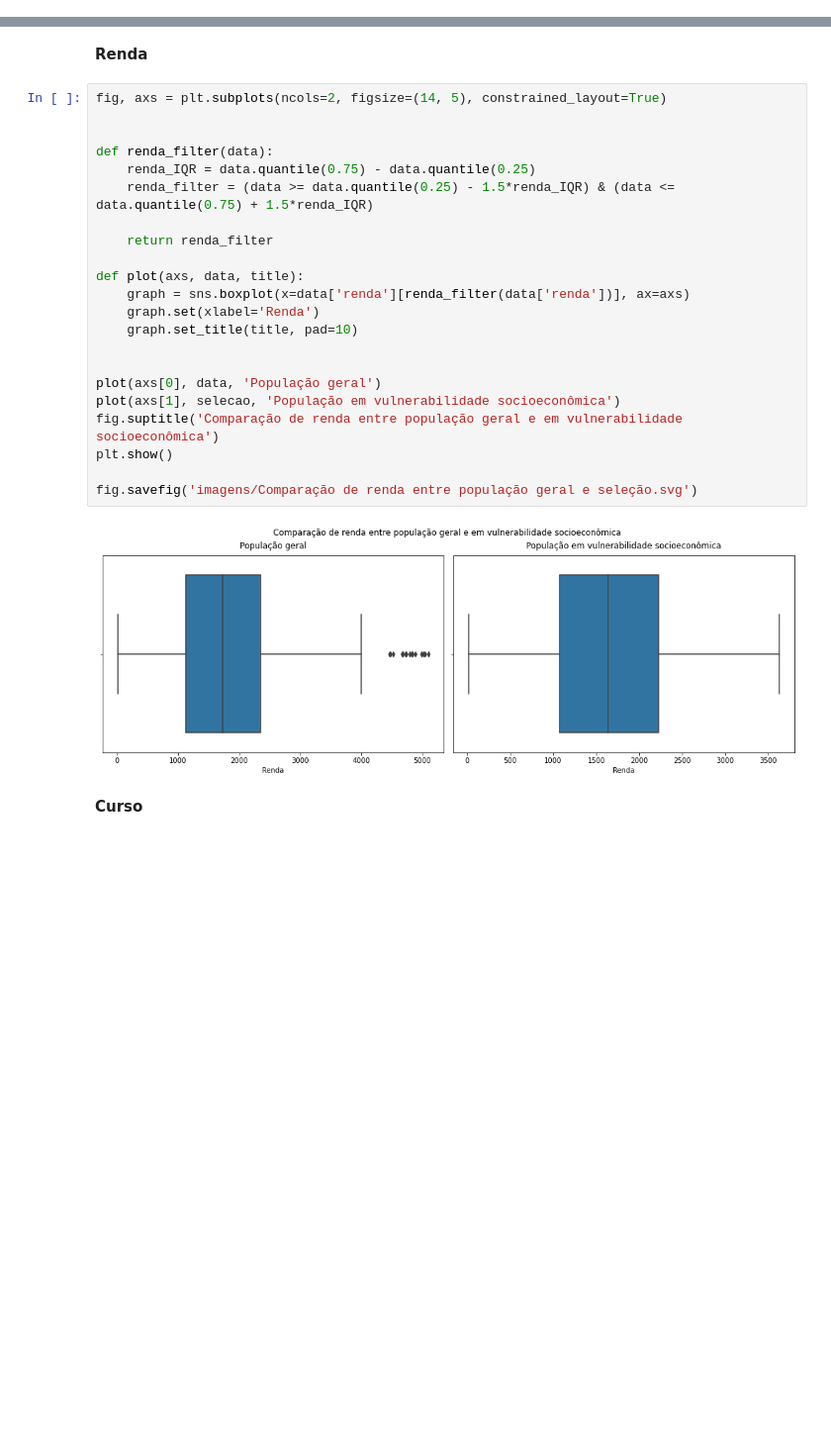
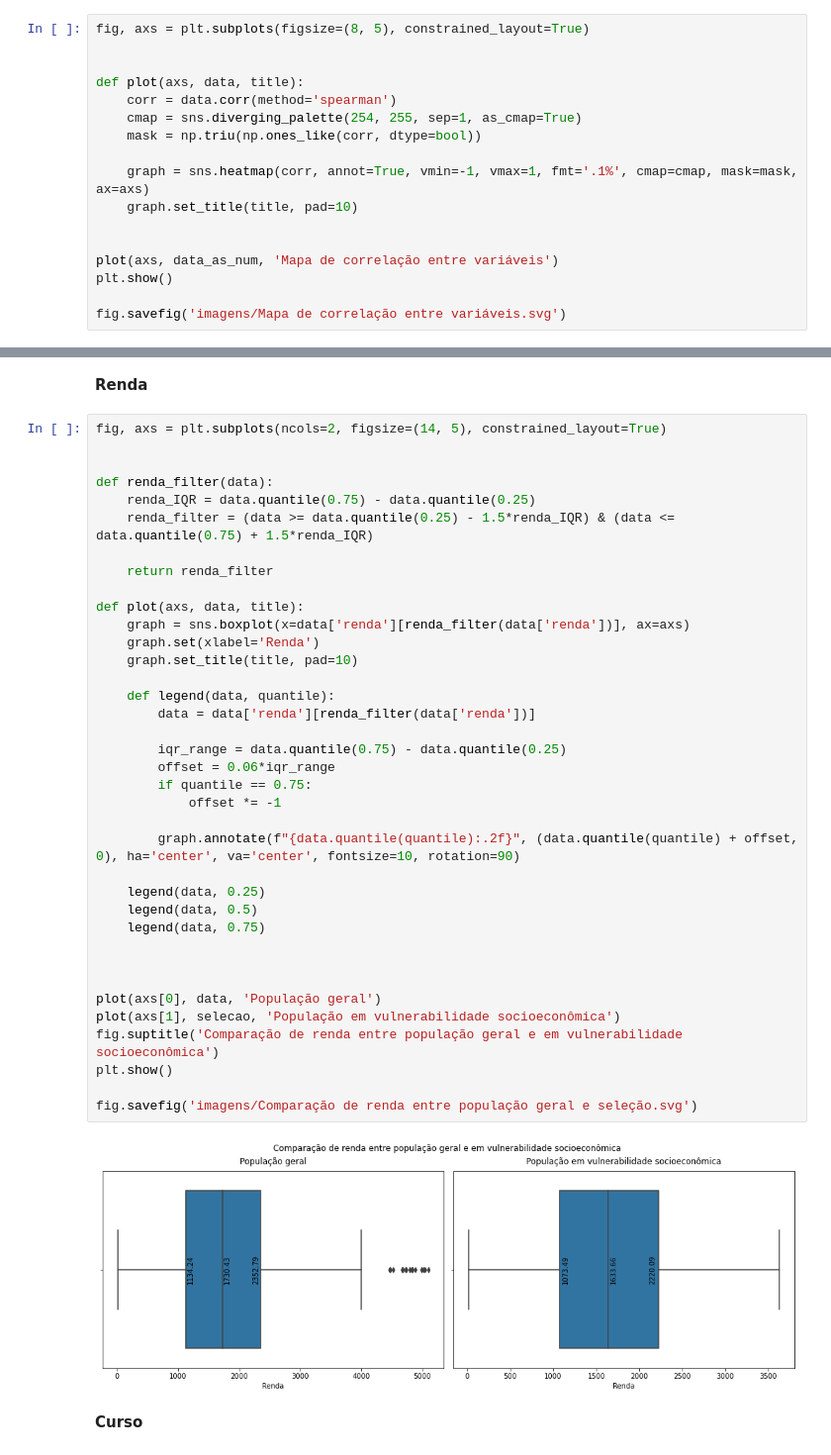
Before and after one commit to jv-porto/computer-aquisition-automation, a Jupyter notebook: projeto.ipynb, the cells around one changed output, grey strips where cells are left out. Shown at 99% size. Saved outputs shown, nothing was run; the diff lists cells and outputs as text; blank space fills up the shorter version.

Commit message:
Criação do gráfico de correlação e atualização dos critérios de escolha

```diff
--- a/projeto.ipynb
+++ b/projeto.ipynb
@@ -1309,0 +1344,17 @@ fig.savefig('imagens/Comparação de renda entre cursos.svg')
+# %%
+fig, axs = plt.subplots(figsize=(8, 5), constrained_layout=True)
+
+
+def plot(axs, data, title):
+    corr = data.corr(method='spearman')
+    cmap = sns.diverging_palette(254, 255, sep=1, as_cmap=True)
+    mask = np.triu(np.ones_like(corr, dtype=bool))
+
+    graph = sns.heatmap(corr, annot=True, vmin=-1, vmax=1, fmt='.1%', cmap=cmap, mask=mask, ax=axs)
+    graph.set_title(title, pad=10)
+
+
+plot(axs, data_as_num, 'Mapa de correlação entre variáveis')
+plt.show()
+
+fig.savefig('imagens/Mapa de correlação entre variáveis.svg')
@@ -1489,27 +1542,42 @@ fig.savefig('imagens/Comparação de distância entre população geral e seleç
 # %%
 fig, axs = plt.subplots(ncols=2, figsize=(14, 5), constrained_layout=True)
 
 
 def renda_filter(data):
     renda_IQR = data.quantile(0.75) - data.quantile(0.25)
     renda_filter = (data >= data.quantile(0.25) - 1.5*renda_IQR) & (data <= data.quantile(0.75) + 1.5*renda_IQR)
 
     return renda_filter
 
 def plot(axs, data, title):
     graph = sns.boxplot(x=data['renda'][renda_filter(data['renda'])], ax=axs)
     graph.set(xlabel='Renda')
     graph.set_title(title, pad=10)
 
+    def legend(data, quantile):
+        data = data['renda'][renda_filter(data['renda'])]
+
+        iqr_range = data.quantile(0.75) - data.quantile(0.25)
+        offset = 0.06*iqr_range
+        if quantile == 0.75:
+            offset *= -1
+
+        graph.annotate(f"{data.quantile(quantile):.2f}", (data.quantile(quantile) + offset, 0), ha='center', va='center', fontsize=10, rotation=90)
+
+    legend(data, 0.25)
+    legend(data, 0.5)
+    legend(data, 0.75)
+
+
 
 plot(axs[0], data, 'População geral')
 plot(axs[1], selecao, 'População em vulnerabilidade socioeconômica')
 fig.suptitle('Comparação de renda entre população geral e em vulnerabilidade socioeconômica')
 plt.show()
 
 fig.savefig('imagens/Comparação de renda entre população geral e seleção.svg')
 # %% [output]
-[figure, old version]
+[figure, new version]
 # %% [markdown]
 **Curso**
 # %%
```
Also changed, not shown: parts of 7 cells of this notebook, 45 other files.
